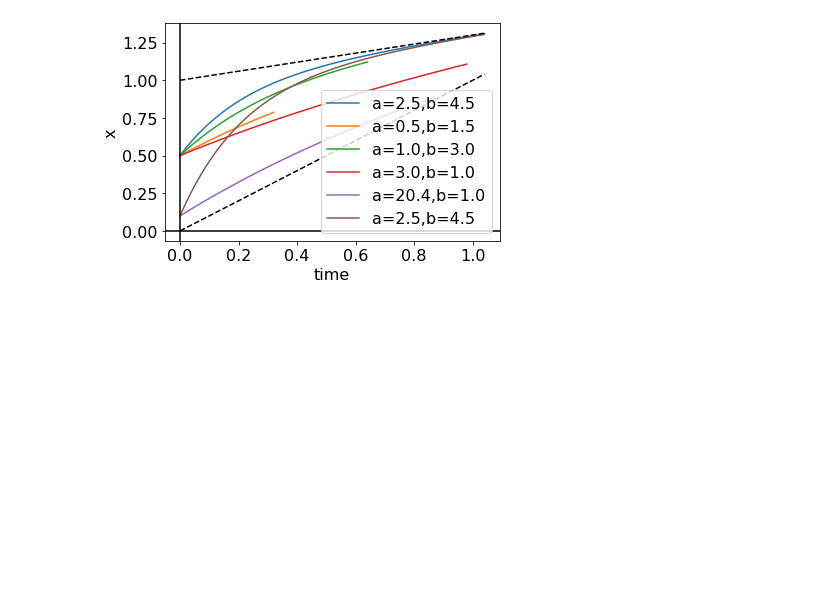
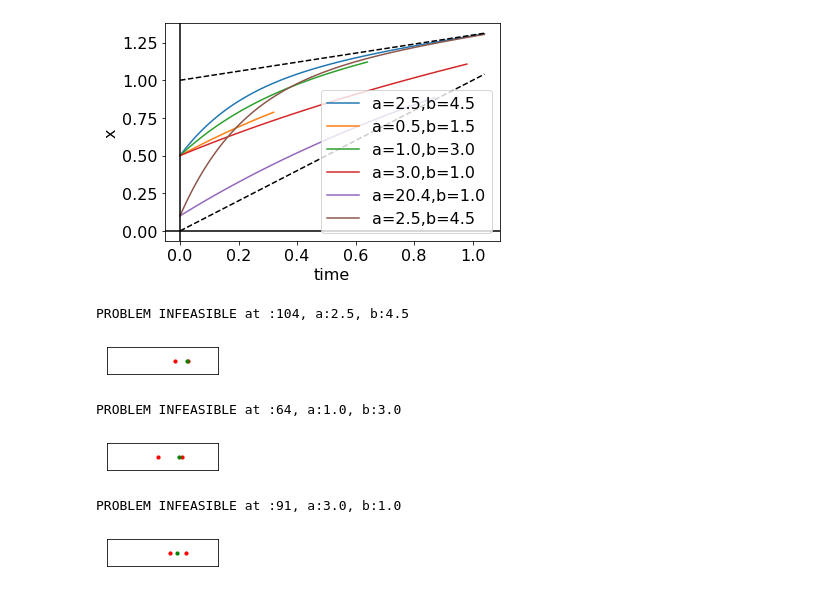
Before and after one commit to hardikparwana/Safe-Learning-DASC, a Jupyter notebook: Untitled Folder/Paper Example 1.ipynb, the cells around one changed output. Cells and saved outputs as stored; diff of their text form; code cells hidden in the pictures; blank space fills up the shorter version.

```diff
--- a/Untitled Folder/Paper Example 1.ipynb
+++ b/Untitled Folder/Paper Example 1.ipynb
@@ -387,3 +414,36 @@ findfont: Font family ['normal'] not found. Falling back to DejaVu Sans.
 The PostScript backend does not support transparency; partially transparent artists will be rendered opaque.
 The PostScript backend does not support transparency; partially transparent artists will be rendered opaque.
 [figure]
+# %%
+#x=0.8, c  = 0.7
+x0 = 0.5
+e0 = 0.5
+C = 0.3
+A = 2.5
+B = 4.5
+_, x_1, t_1 = simulate_simple(x0,A,B,C,movie_name='param1.mp4')
+# %% [output]
+PROBLEM INFEASIBLE at :104, a:2.5, b:4.5
+[figure, added]
+# %%
+#x=0.8, c  = 0.7
+x0 = 0.5
+e0 = 0.5
+C = 0.3
+A = 1.0
+B = 3.0
+_, x_2, t_2 = simulate_simple(x0,A,B,C,movie_name='param2.mp4')
+# %% [output]
+PROBLEM INFEASIBLE at :64, a:1.0, b:3.0
+[figure, added]
+# %%
+#x=0.8, c  = 0.7
+x0 = 0.5
+e0 = 0.5
+C = 0.3
+A = 3.0
+B = 1.0
+_, x_3, t_3 = simulate_simple(x0,A,B,C,movie_name='param3.mp4')
+# %% [output]
+PROBLEM INFEASIBLE at :91, a:3.0, b:1.0
+[figure, added]
```
Also changed, not shown: parts of 2 cells of this notebook, 22 other files.
